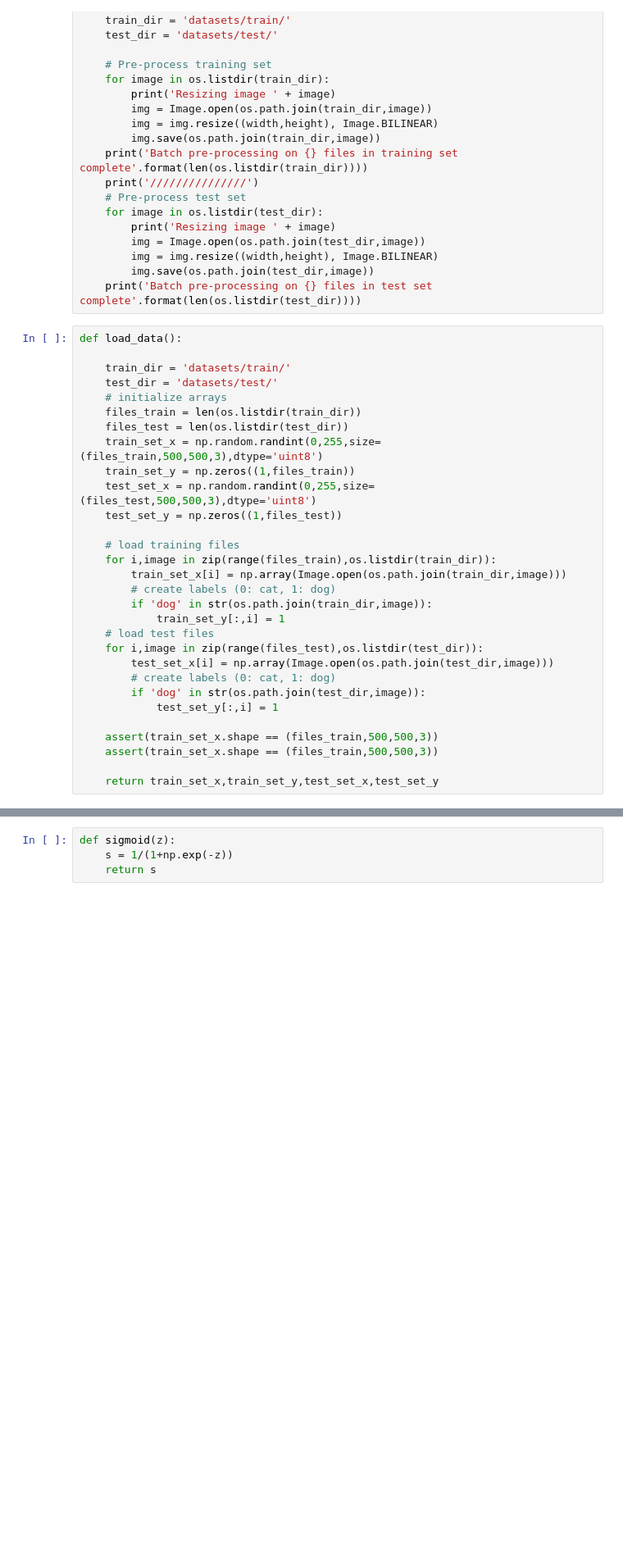
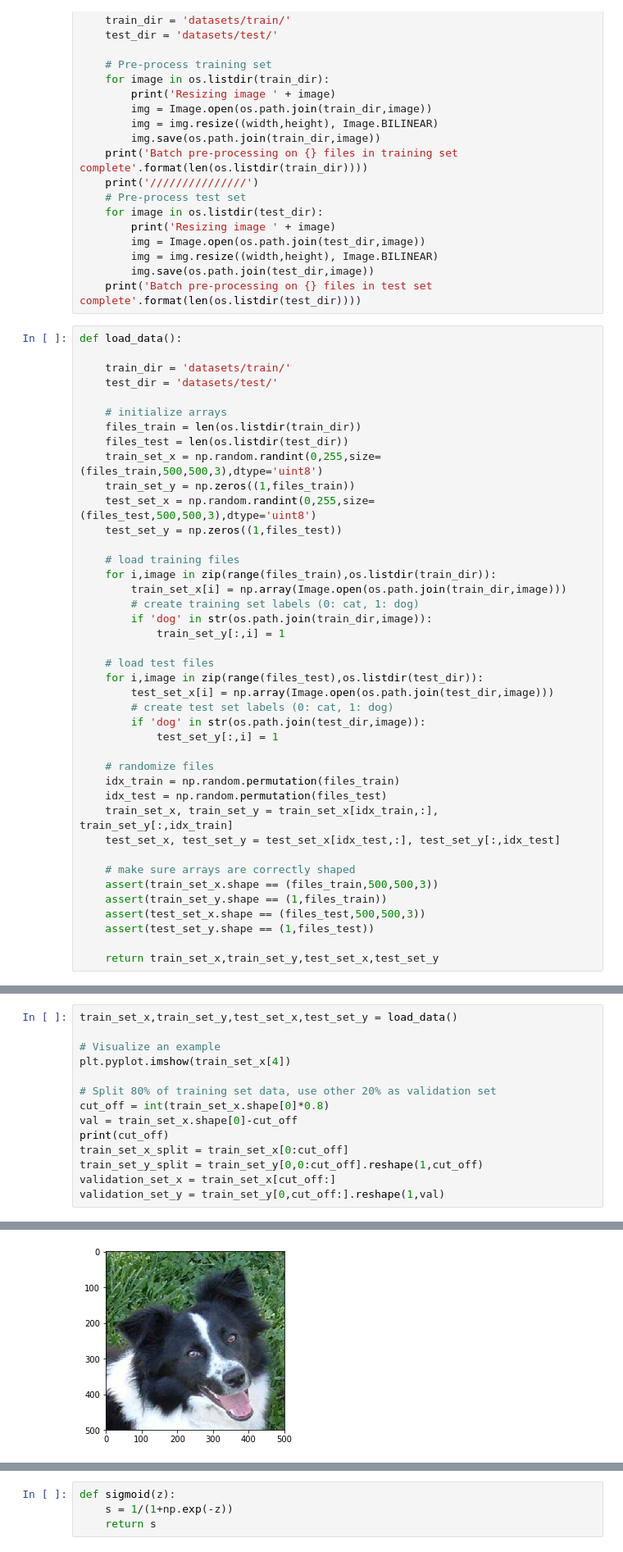
Before and after one commit to jissac/ScratchML, a Jupyter notebook: CatsvsDogs_Logistic_Regression.ipynb, the cells around one changed output, grey strips where cells are left out. Shown: that part at 82% size. Saved outputs shown, nothing was run; the diff lists cells and outputs as text; blank space fills up the shorter version.

```diff
--- a/CatsvsDogs_Logistic_Regression.ipynb
+++ b/CatsvsDogs_Logistic_Regression.ipynb
@@ -37,6 +44,7 @@ def load_data():
 
     train_dir = 'datasets/train/'
     test_dir = 'datasets/test/'
+
     # initialize arrays
     files_train = len(os.listdir(train_dir))
     files_test = len(os.listdir(test_dir))
@@ -48,17 +56,27 @@ def load_data():
     # load training files
     for i,image in zip(range(files_train),os.listdir(train_dir)):
         train_set_x[i] = np.array(Image.open(os.path.join(train_dir,image)))
-        # create labels (0: cat, 1: dog)
+        # create training set labels (0: cat, 1: dog)
         if 'dog' in str(os.path.join(train_dir,image)):
             train_set_y[:,i] = 1
+
     # load test files
     for i,image in zip(range(files_test),os.listdir(test_dir)):
         test_set_x[i] = np.array(Image.open(os.path.join(test_dir,image)))
-        # create labels (0: cat, 1: dog)
+        # create test set labels (0: cat, 1: dog)
         if 'dog' in str(os.path.join(test_dir,image)):
             test_set_y[:,i] = 1
 
+    # randomize files
+    idx_train = np.random.permutation(files_train)
+    idx_test = np.random.permutation(files_test)
+    train_set_x, train_set_y = train_set_x[idx_train,:], train_set_y[:,idx_train]
+    test_set_x, test_set_y = test_set_x[idx_test,:], test_set_y[:,idx_test]
+
+    # make sure arrays are correctly shaped
     assert(train_set_x.shape == (files_train,500,500,3))
-    assert(train_set_x.shape == (files_train,500,500,3))
+    assert(train_set_y.shape == (1,files_train))
+    assert(test_set_x.shape == (files_test,500,500,3))
+    assert(test_set_y.shape == (1,files_test))
 
     return train_set_x,train_set_y,test_set_x,test_set_y
@@ -94,0 +87,15 @@ array([[ 0.,  0.,  0.,  0.,  0.,  0.,  0.,  1.,  1.,  1.]])
+# %%
+train_set_x,train_set_y,test_set_x,test_set_y = load_data()
+
+# Visualize an example
+plt.pyplot.imshow(train_set_x[4])
+
+# Split 80% of training set data, use other 20% as validation set
+cut_off = int(train_set_x.shape[0]*0.8)
+val = train_set_x.shape[0]-cut_off
+print(cut_off)
+train_set_x_split = train_set_x[0:cut_off]
+train_set_y_split = train_set_y[0,0:cut_off].reshape(1,cut_off)
+validation_set_x = train_set_x[cut_off:]
+validation_set_y = train_set_y[0,cut_off:].reshape(1,val)
+# %% [output]
@@ -95 +103,2 @@ array([[ 0.,  0.,  0.,  0.,  0.,  0.,  0.,  1.,  1.,  1.]])
+[figure, added]
 # %%
```
Also changed, not shown: parts of 16 cells of this notebook.
